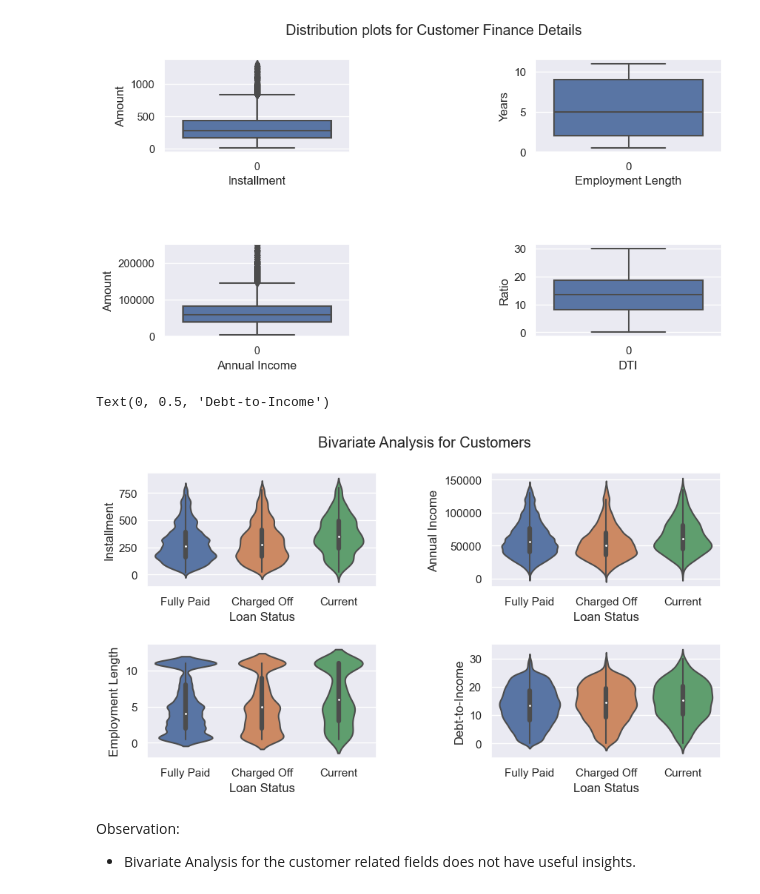
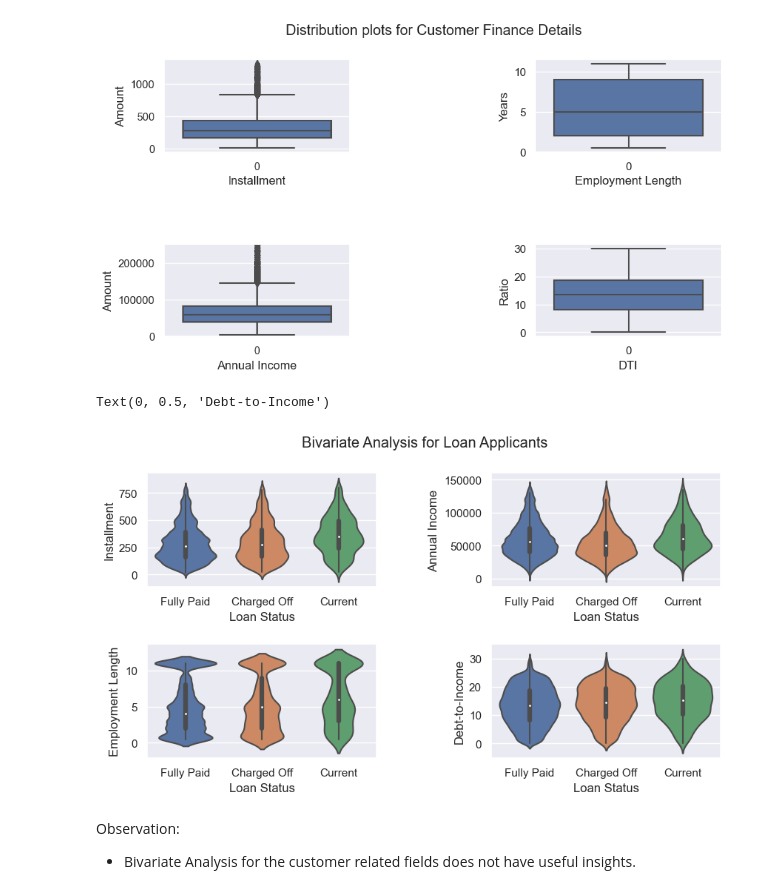
Before and after one commit to MallikaBera/LendingClubCaseStudy, a Jupyter notebook: Code_v02.ipynb, the cells around one changed output. Cells and saved outputs as stored; diff of their text form; code cells hidden in the pictures.

```diff
--- a/Code_v02.ipynb
+++ b/Code_v02.ipynb
@@ -580,0 +617,2 @@ Observations:
+# %%
+loan = loan.drop(['issue_day','earliest_cr_day','last_pymnt_day','last_credit_pull_day'],axis=1)
@@ -726,35 +802,35 @@ Text(0, 0.5, 'Ratio')
 # %%
 # Eliminate outliners :
 
 loan_upd = loan[(loan.installment<800) & (loan.annual_inc<140000)].loc[:,['installment','annual_inc','emp_length','dti','loan_status']]
 
 
 fig, axs = plt.subplots(nrows=2, ncols=2, figsize=(10, 5))
-fig.suptitle('Bivariate Analysis for Customers')
+fig.suptitle('Bivariate Analysis for Loan Applicants')
 fig.subplots_adjust(hspace=0.5, wspace=0.5)
 
 # Plot 1: 'Loan Status' vs 'Installment'
 sns.violinplot(loan_upd, x='loan_status',y='installment',ax=axs[0,0])
 axs[0,0].set_xlabel('Loan Status')
 axs[0,0].set_ylabel('Installment')
 
 # Plot 2: 'Loan Status' vs 'Annual Income'
 sns.violinplot(loan_upd, x='loan_status',y='annual_inc',ax=axs[0,1])
 axs[0,1].set_xlabel('Loan Status')
 axs[0,1].set_ylabel('Annual Income')
 
 # Plot 3: 'Loan Status' vs 'Employee Length'
 sns.violinplot(loan_upd, x='loan_status',y='emp_length',ax=axs[1,0])
 axs[1,0].set_xlabel('Loan Status')
 axs[1,0].set_ylabel('Employment Length')
 
 # Plot 4: 'Loan Status' vs 'DTI'
 sns.violinplot(loan_upd, x='loan_status',y='dti',ax=axs[1,1])
 axs[1,1].set_xlabel('Loan Status')
 axs[1,1].set_ylabel('Debt-to-Income')
 # %% [output]
 Text(0, 0.5, 'Debt-to-Income')
-[figure, old version]
+[figure, new version]
 # %% [markdown]
 Observation:
 - Bivariate Analysis for the customer related fields does not have useful insights.
```
Also changed, not shown: parts of 23 cells of this notebook.
